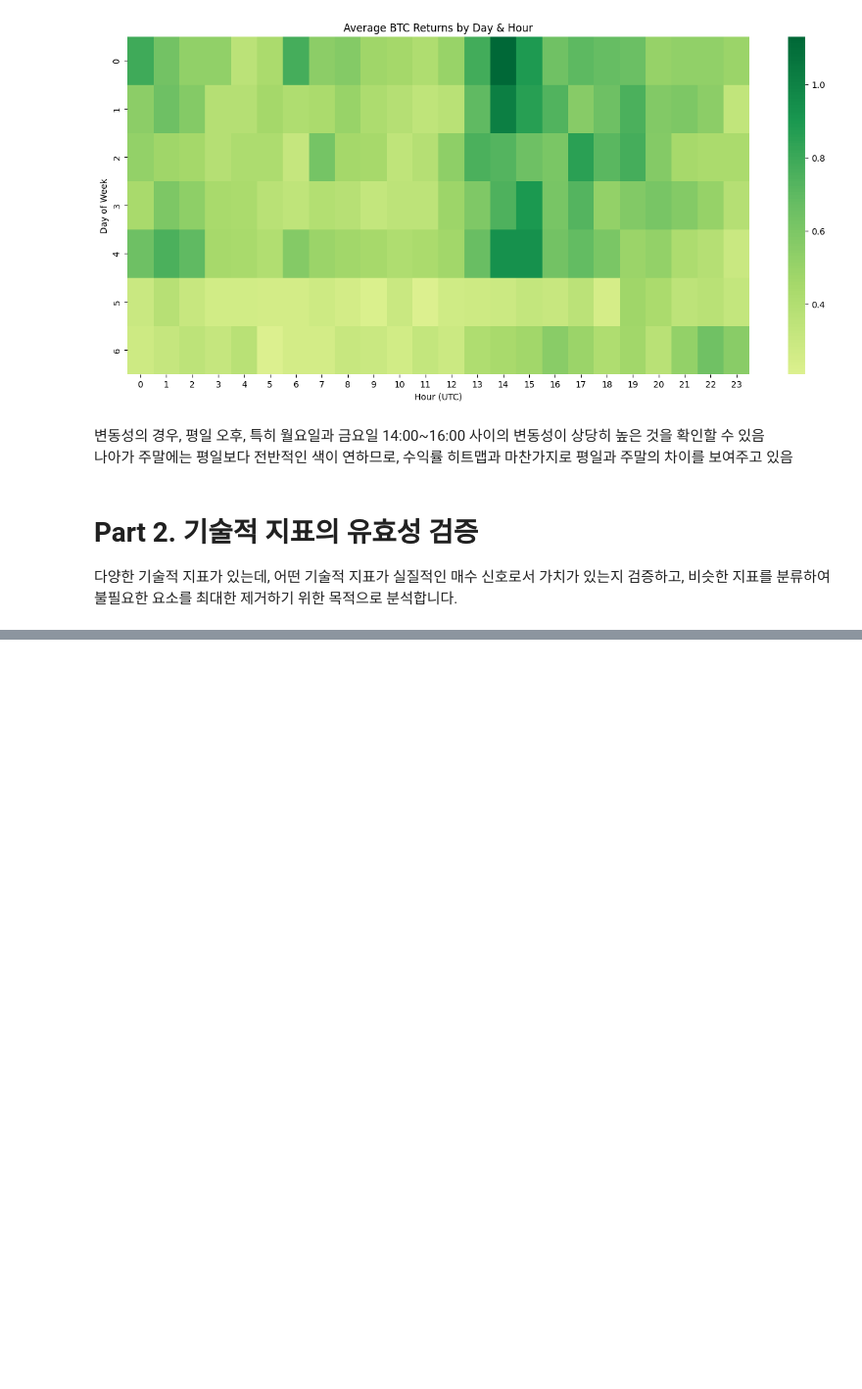
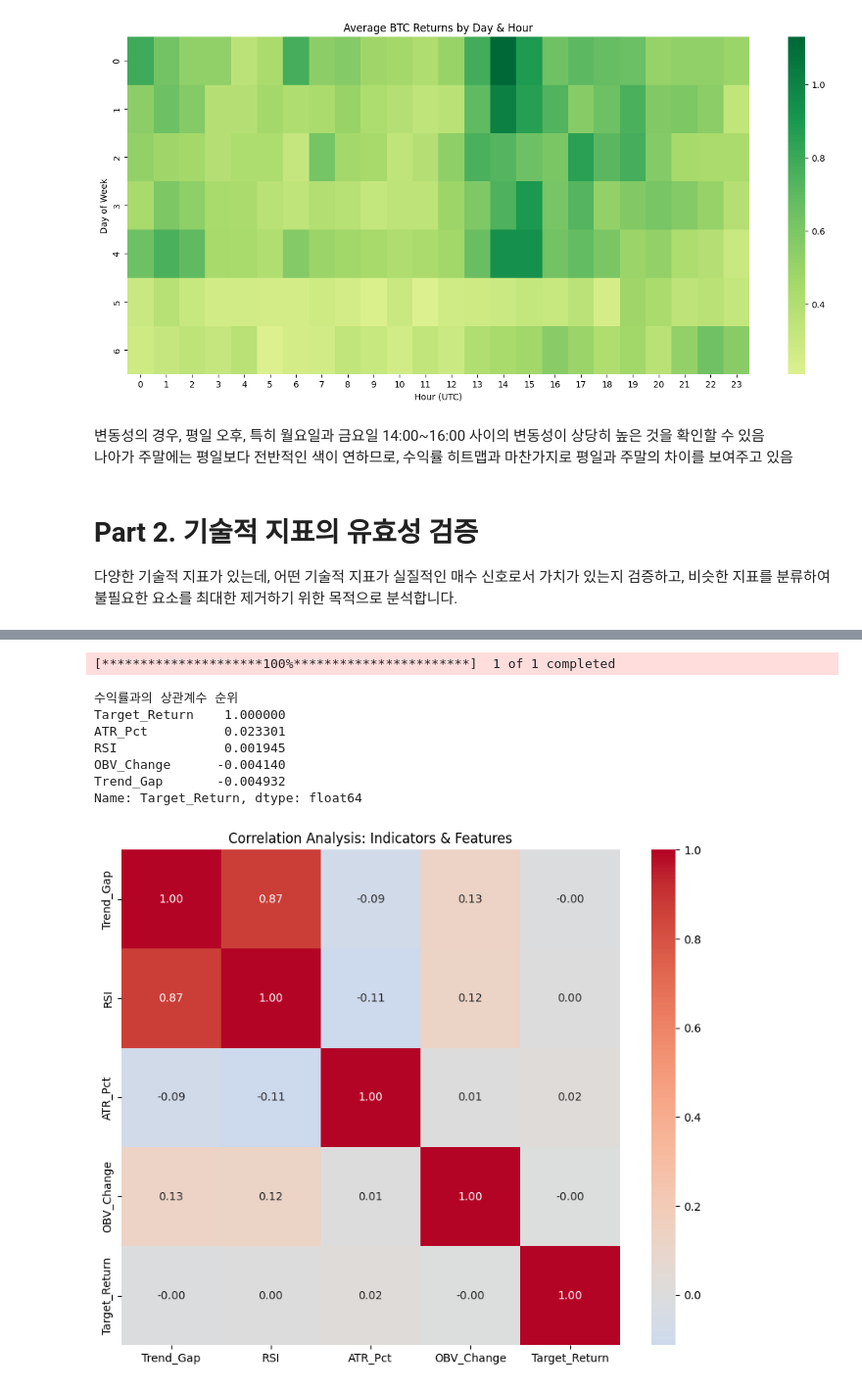
Before and after one commit to ParkWonjeong/Limitless, a Jupyter notebook: Limitless_Data_Analysis.ipynb, the cells around one changed output, grey strips where cells are left out. Shown at 98% size. Saved outputs shown, nothing was run; the diff lists cells and outputs as text; code cells hidden in the pictures; blank space fills up the shorter version.

Commit message:
[Data] 기술지표 관련 상관계수 계산

```diff
--- a/Limitless_Data_Analysis.ipynb
+++ b/Limitless_Data_Analysis.ipynb
@@ -102,0 +139,60 @@ plt.show()
+# %%
+import pandas_ta as ta
+
+# 데이터 준비
+df_corr = yf.download("BTC-USD", period = "2y", interval = "1h")
+df_corr.columns = [col[0]
+                   if isinstance(col, tuple)
+                   else col
+                   for col
+                   in df_corr.columns]
+
+# 4개의 카테고리 대표 지표 계산
+# 1. 추세: 이동평규넛ㄴ 괴리율 (현재가와 20일선의 차이)
+df_corr['MA20'] = ta.sma(df_corr['Close'], length = 20)
+df_corr['Trend_Gap'] = (df_corr['Close'] - df_corr['MA20']) / df_corr['MA20']
+
+# 2. 모멘텀: RSI
+df_corr['RSI'] = ta.rsi(df_corr['Close'], length = 14)
+
+# 3. 변동성: ATR (상대적 변동성을 위해 종가로 나눔)
+df_corr['ATR_Pct'] = ta.atr(df_corr['High'],
+                            df_corr['Low'],
+                            df_corr['Close'],
+                            length = 14) / df_corr['Close']
+
+# 4. 거래량: OBV (변화율로 변환하여 스케일 조정)
+df_corr['OBV_Change'] = ta.obv(df_corr['Close'],
+                               df_corr['Volume']).pct_change()
+
+# 5. 타겟: 1시간 후의 수익률 (예측하고자 하는 결과값)
+df_corr['Target_Return'] = df_corr['Close'].pct_change().shift(-1) * 100
+
+# 결측치 제거
+df_analysis = df_corr[['Trend_Gap',
+                       'RSI',
+                       'ATR_Pct',
+                       'OBV_Change',
+                       'Target_Return']].dropna()
+
+# 상관관계 행렬 계산
+corr_matrix = df_analysis.corr()
+
+# 히트맵 시각화
+plt.figure(figsize = (10, 8))
+sns.heatmap(corr_matrix, annot = True, cmap = 'coolwarm', fmt = '.2f', center = 0)
+plt.title('Correlation Analysis: Indicators & Features')
+
+# 상관계수 순위 출력
+print("수익률과의 상관계수 순위")
+print(corr_matrix['Target_Return'].sort_values(ascending=False))
+# %% [output]
+[*********************100%***********************]  1 of 1 completed
+수익률과의 상관계수 순위
+Target_Return    1.000000
+ATR_Pct          0.023301
+RSI              0.001945
+OBV_Change      -0.004140
+Trend_Gap       -0.004932
+Name: Target_Return, dtype: float64
+[figure, added]
```
Also changed, not shown: parts of 3 cells of this notebook.
